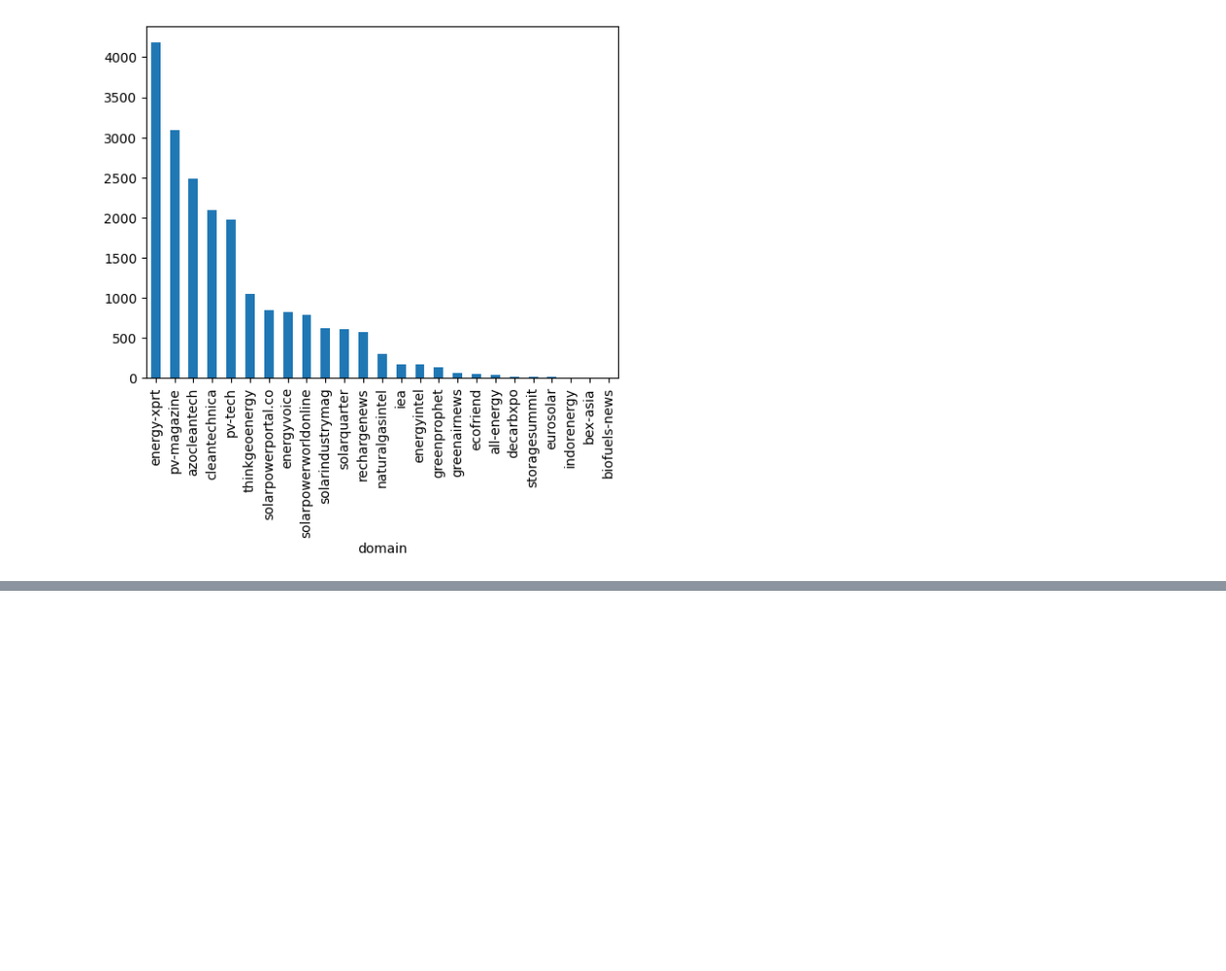
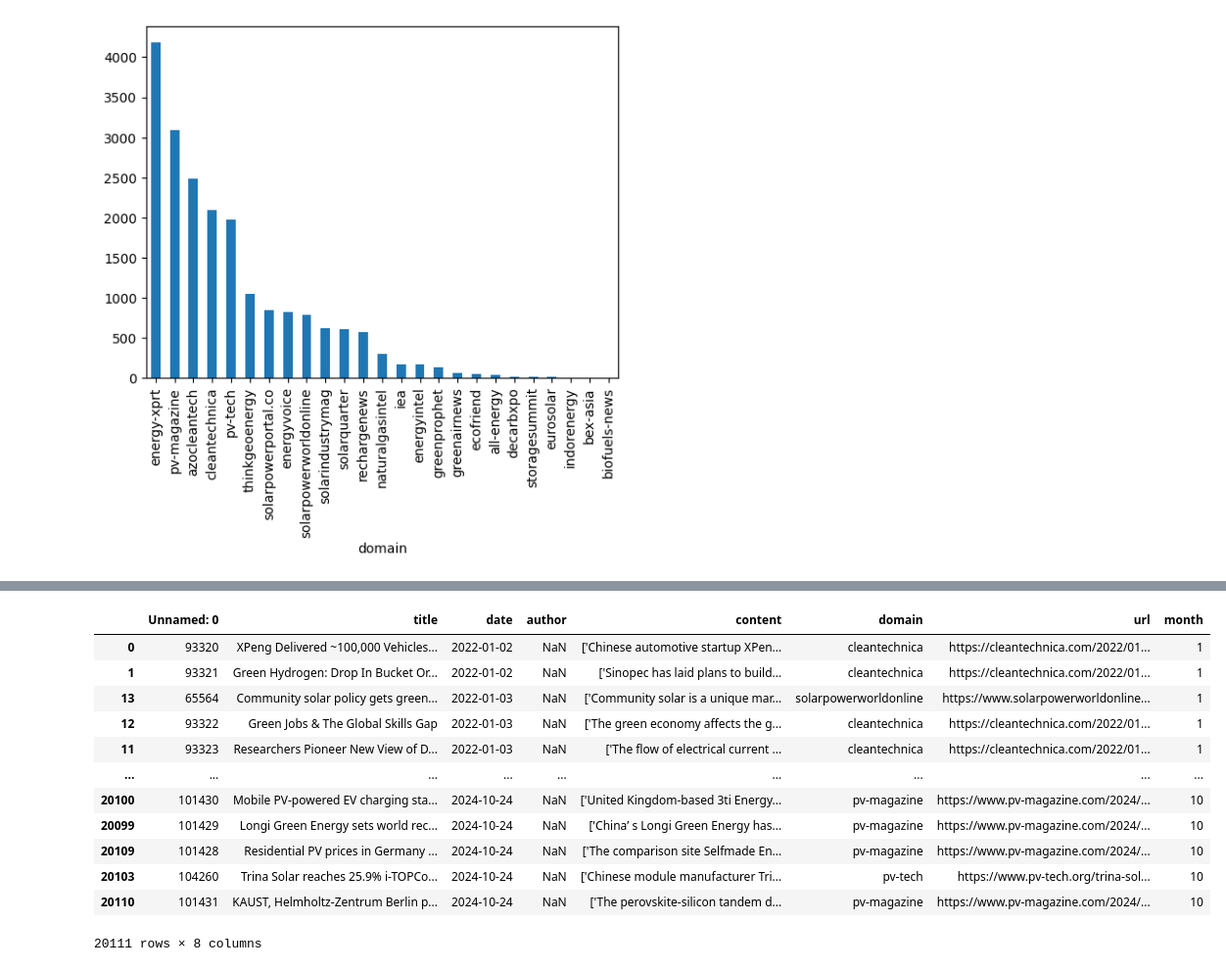
Before and after one commit to Jinqiao-Li/SwissText2025_CleanTech, a Jupyter notebook: phase1/patent_exploration.ipynb, the cells around one changed output, grey strips where cells are left out. Shown at 98% size. Cells and saved outputs as stored; diff of their text form; code cells hidden in the pictures; blank space fills up the shorter version.

```diff
--- a/phase1/patent_exploration.ipynb
+++ b/phase1/patent_exploration.ipynb
@@ -41,0 +103,16 @@ plt.show()
+# %%
+df
+# %% [output]
+|  | Unnamed: 0 | title | date | author | content | domain | url | month |
+| 0 | 93320 | XPeng Delivered ~100,000 Vehicles... | 2022-01-02 | NaN | ['Chinese automotive startup XPen... | cleantechnica | https://cleantechnica.com/2022/01... | 1 |
+| 1 | 93321 | Green Hydrogen: Drop In Bucket Or... | 2022-01-02 | NaN | ['Sinopec has laid plans to build... | cleantechnica | https://cleantechnica.com/2022/01... | 1 |
+| 13 | 65564 | Community solar policy gets green... | 2022-01-03 | NaN | ['Community solar is a unique mar... | solarpowerworldonline | https://www.solarpowerworldonline... | 1 |
+| 12 | 93322 | Green Jobs & The Global Skills Gap | 2022-01-03 | NaN | ['The green economy affects the g... | cleantechnica | https://cleantechnica.com/2022/01... | 1 |
+| 11 | 93323 | Researchers Pioneer New View of D... | 2022-01-03 | NaN | ['The flow of electrical current ... | cleantechnica | https://cleantechnica.com/2022/01... | 1 |
+| ... | ... | ... | ... | ... | ... | ... | ... | ... |
+| 20100 | 101430 | Mobile PV-powered EV charging sta... | 2024-10-24 | NaN | ['United Kingdom-based 3ti Energy... | pv-magazine | https://www.pv-magazine.com/2024/... | 10 |
+| 20099 | 101429 | Longi Green Energy sets world rec... | 2024-10-24 | NaN | ['China’ s Longi Green Energy has... | pv-magazine | https://www.pv-magazine.com/2024/... | 10 |
+| 20109 | 101428 | Residential PV prices in Germany ... | 2024-10-24 | NaN | ['The comparison site Selfmade En... | pv-magazine | https://www.pv-magazine.com/2024/... | 10 |
+| 20103 | 104260 | Trina Solar reaches 25.9% i-TOPCo... | 2024-10-24 | NaN | ['Chinese module manufacturer Tri... | pv-tech | https://www.pv-tech.org/trina-sol... | 10 |
+| 20110 | 101431 | KAUST, Helmholtz-Zentrum Berlin p... | 2024-10-24 | NaN | ['The perovskite-silicon tandem d... | pv-magazine | https://www.pv-magazine.com/2024/... | 10 |
+20111 rows × 8 columns
```
Also changed, not shown: parts of 6 cells of this notebook.
